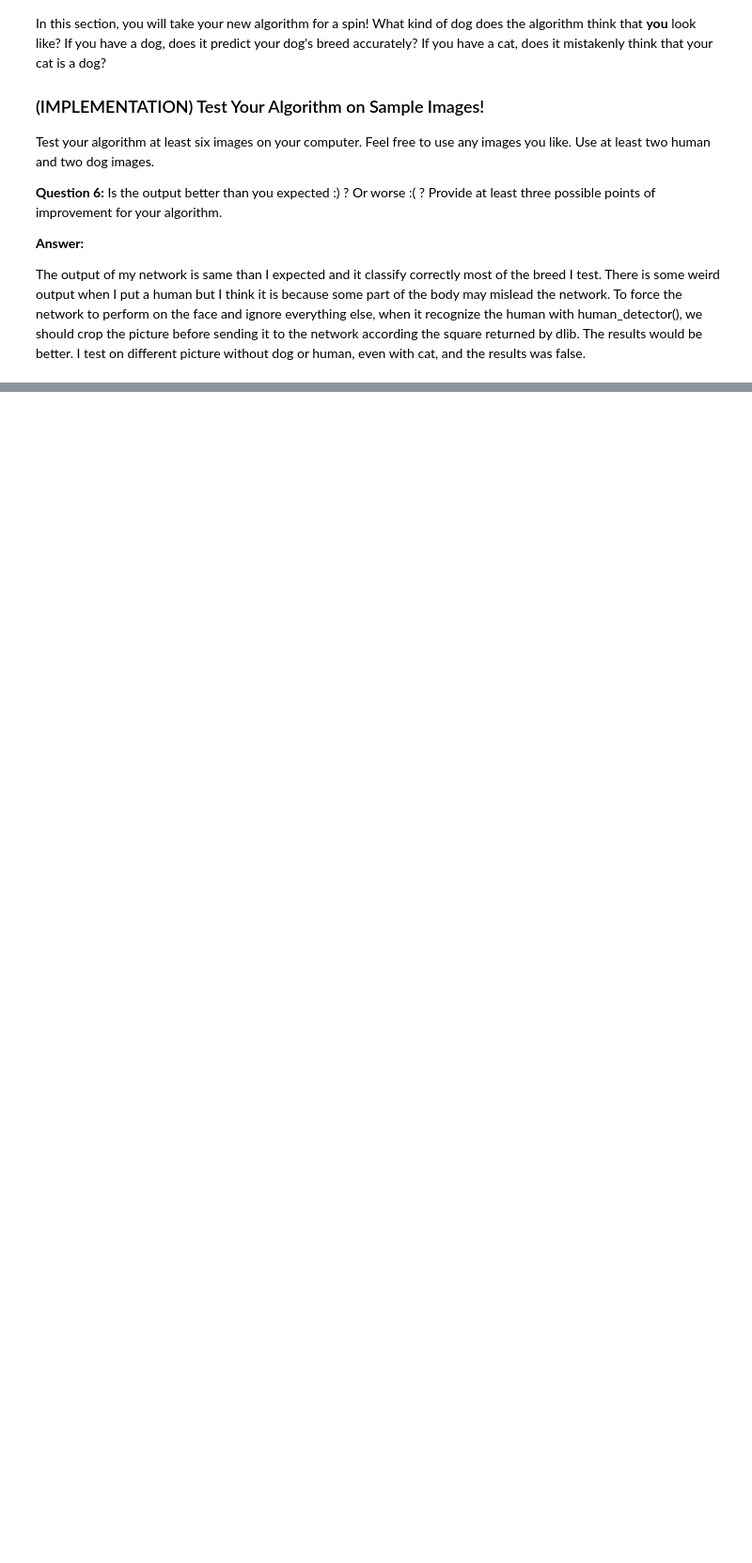
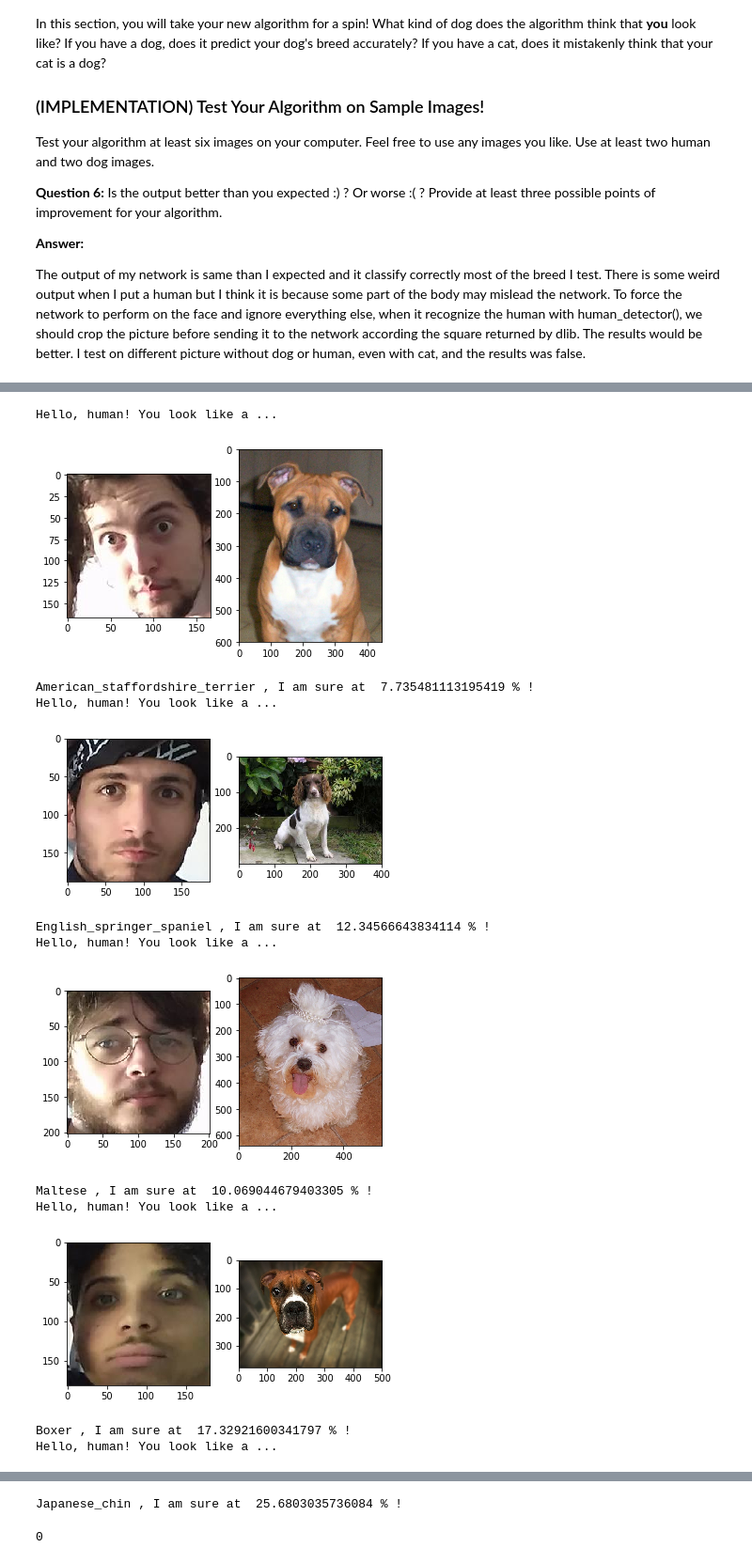
Before and after one commit to AlEmerich/dog-project, a Jupyter notebook: dog_app.ipynb, the cells around one changed output, grey strips where cells are left out. Shown at 94% size. Cells and saved outputs as stored; diff of their text form; code cells hidden in the pictures; blank space fills up the shorter version.

```diff
--- a/dog_app.ipynb
+++ b/dog_app.ipynb
@@ -792,0 +839,16 @@ I test on different picture without dog or human, even with cat, and the results
+# %%
+detect_kind('images/band.jpg')
+# %% [output]
+Hello, human! You look like a ...
+[figure, added]
+American_staffordshire_terrier , I am sure at  7.735481113195419 % !
+Hello, human! You look like a ...
+[figure, added]
+English_springer_spaniel , I am sure at  12.34566643834114 % !
+Hello, human! You look like a ...
+[figure, added]
+Maltese , I am sure at  10.069044679403305 % !
+Hello, human! You look like a ...
+[figure, added]
+Boxer , I am sure at  17.32921600341797 % !
+Hello, human! You look like a ...
@@ -792,0 +856,2 @@ I test on different picture without dog or human, even with cat, and the results
+Japanese_chin , I am sure at  25.6803035736084 % !
+0
```
Also changed, not shown: parts of 27 cells of this notebook, 1 other file.
